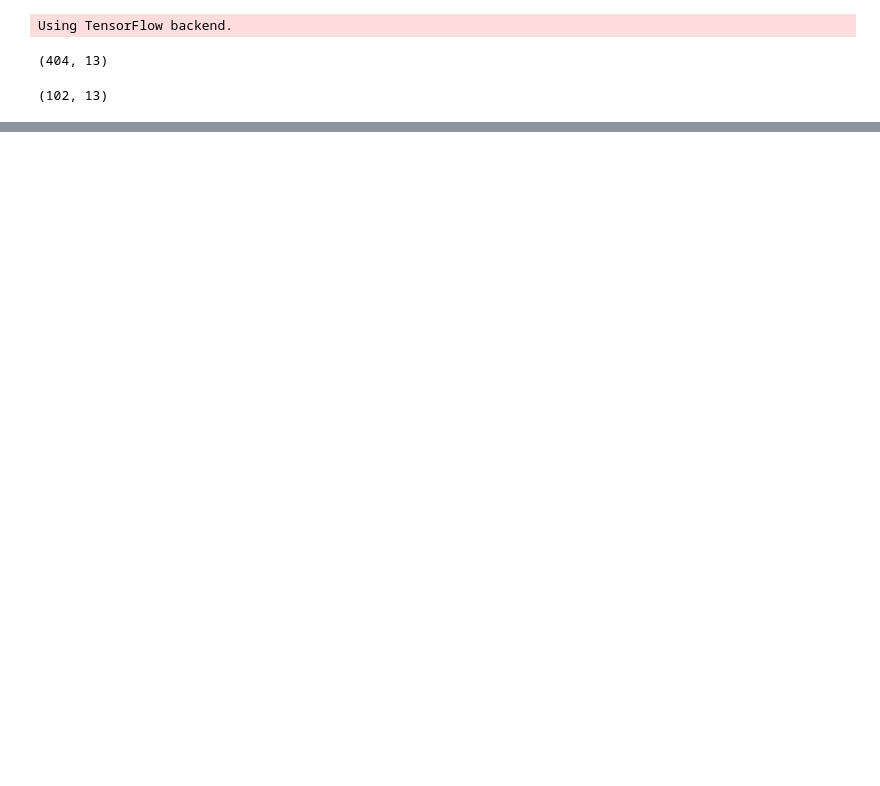
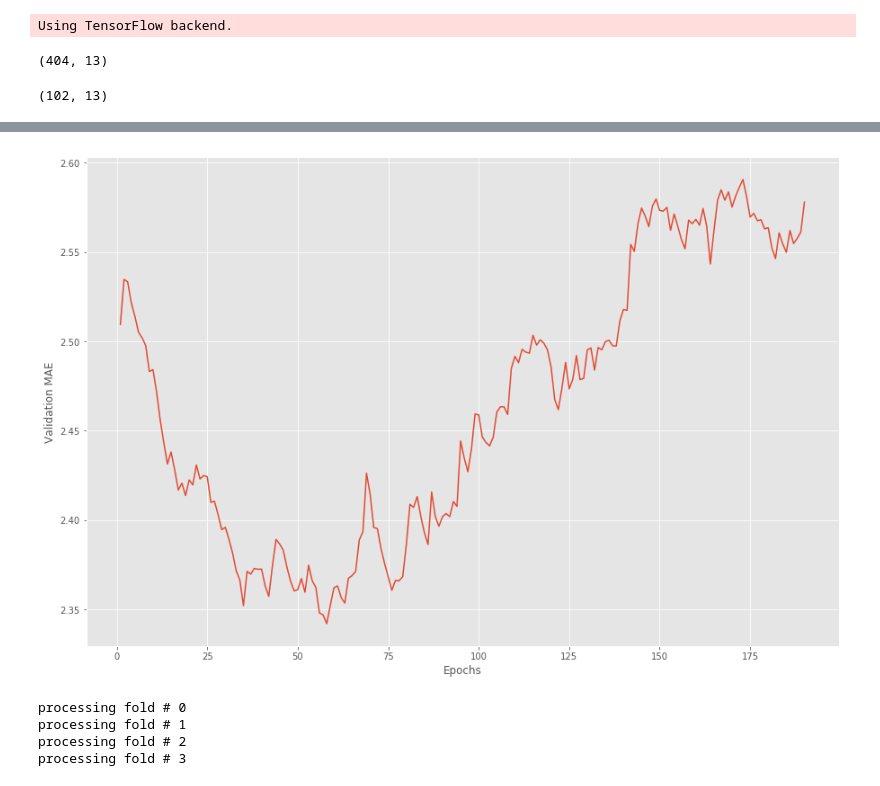
Before and after one commit to soo-shan/keras_basics, a Jupyter notebook: 05chollet_getting_started_house_price.ipynb, the cells around one changed output, grey strips where cells are left out. Cells and saved outputs as stored; diff of their text form; code cells hidden in the pictures; blank space fills up the shorter version.

```diff
--- a/05chollet_getting_started_house_price.ipynb
+++ b/05chollet_getting_started_house_price.ipynb
@@ -59,19 +60,19 @@ def build_model():
 # k fold validation
 
 k = 4
-num_val_samples = len(train_data)//4
+num_val_samples = len(x_train)//4
 num_epochs = 100
 all_scores = []
 
 for i in range(k):
     print('processing fold # ',i)
-    val_data = train_data[i*num_val_samples:(i+1)*num_val_samples]
+    val_data = x_train[i*num_val_samples:(i+1)*num_val_samples]
 
     val_targets = train_targets[i*num_val_samples:(i+1)*num_val_samples]
 
     partial_train_data = np.concatenate(
-    [train_data[:i*num_val_samples],
-     train_data[(i+1)*num_val_samples:]],axis=0)
+    [x_train[:i*num_val_samples],
+     x_train[(i+1)*num_val_samples:]],axis=0)
 
     partial_train_targets = np.concatenate(
     [train_targets[:i*num_val_samples],
@@ -132,0 +182,61 @@ _________________________________________________________________
+# %%
+# plot excluding first 10 points and exponential moving average
+
+def smooth_curve(points, factor=0.9):
+    smoothed_points = []
+
+    for point in points:
+
+        if smoothed_points:
+            previous = smoothed_points[-1]
+            smoothed_points.append(previous*factor + point*(1-factor))
+
+        else:
+            smoothed_points.append(point)
+    return smoothed_points
+
+smooth_mae_history = smooth_curve(average_mae_history[10:200])
+
+plt.figure(figsize=(15,10))
+plt.plot(range(1,len(smooth_mae_history)+1),smooth_mae_history)
+plt.xlabel('Epochs')
+plt.ylabel('Validation MAE')
+plt.show()
+# %% [output]
+[figure, added]
+# %%
+# changed batch size
+
+#  newer model with 500 epochs
+num_epochs = 500
+all_mae_histories = []
+for i in range(k):
+    print('processing fold #',i)
+    val_data = x_train[i*num_val_samples:(i+1)*num_val_samples]
+    val_targets = train_targets[i*num_val_samples:(i+1)*num_val_samples]
+
+    partial_train_data = np.concatenate(
+    [x_train[:i*num_val_samples],
+     x_train[(i+1)*num_val_samples:]],
+     axis = 0)
+
+    partial_train_targets = np.concatenate(
+    [train_targets[:i*num_val_samples],
+     train_targets[(i+1)*num_val_samples:]],
+     axis = 0)
+
+    model1 = build_model()
+
+    history = model1.fit(partial_train_data,partial_train_targets,
+                   validation_data=(val_data, val_targets),
+                   epochs=num_epochs,
+                   batch_size=24,
+                   verbose=0)
+    mae_history = history.history['val_mean_absolute_error']
+
+    all_mae_histories.append(mae_history)
+# %% [output]
+processing fold # 0
+processing fold # 1
+processing fold # 2
+processing fold # 3
```
Also changed, not shown: parts of 9 cells of this notebook, 2 other files.
